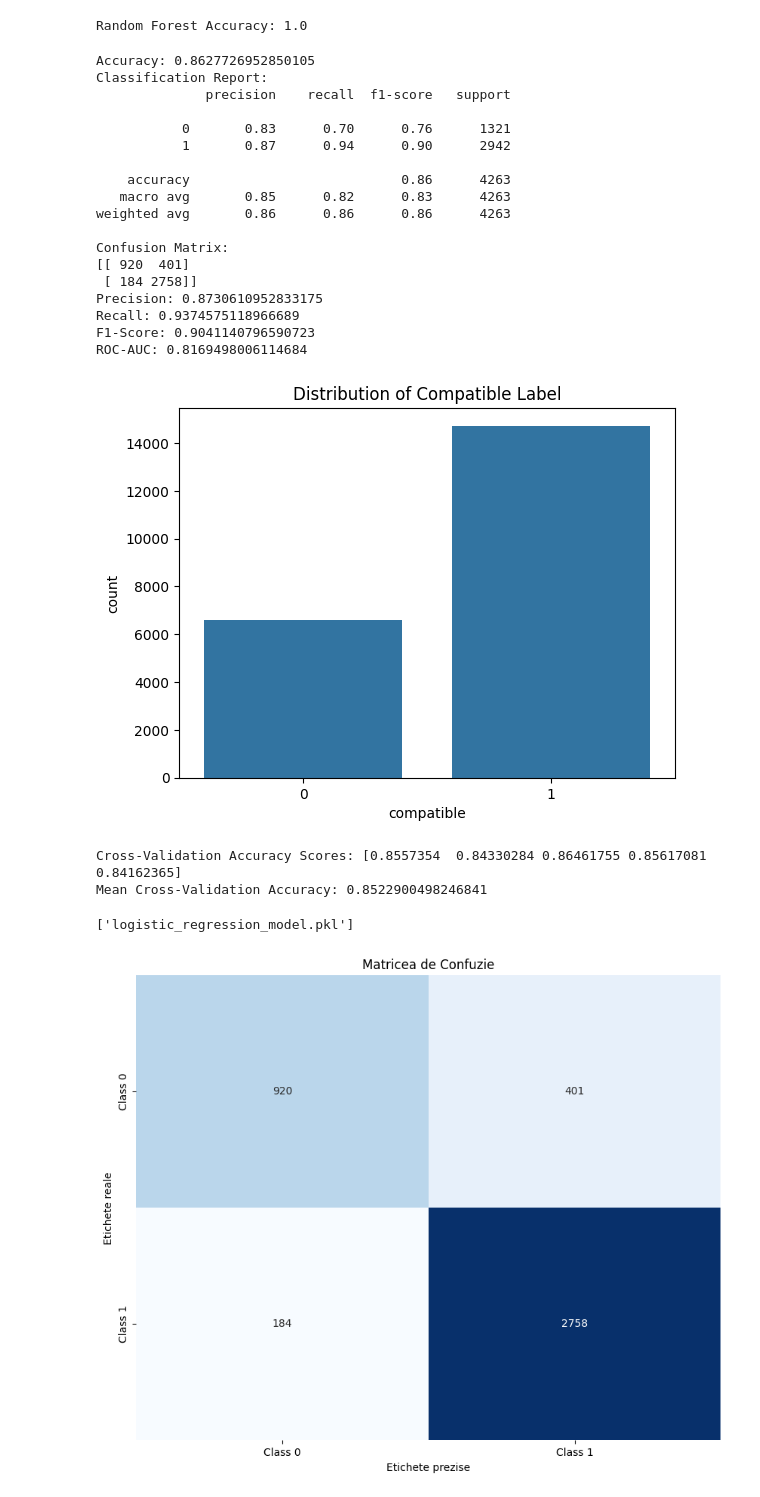
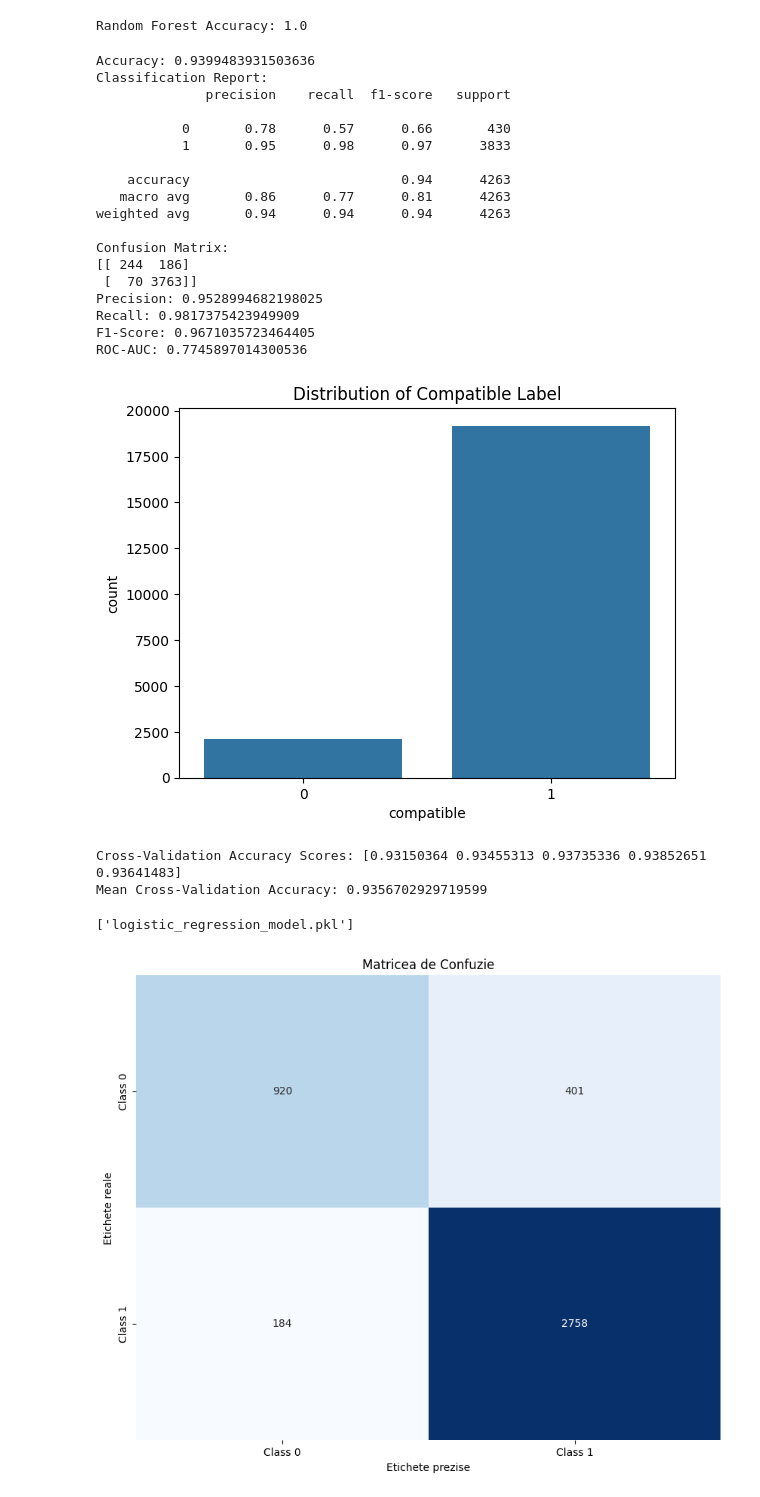
Before and after one commit to valentinvale/licentaAI, a Jupyter notebook: pet_recommandations.ipynb, the cells around one changed output. Cells and saved outputs as stored; diff of their text form; code cells hidden in the pictures.

Commit message:
reduces compatibility threshold

```diff
--- a/pet_recommandations.ipynb
+++ b/pet_recommandations.ipynb
@@ -412,7 +412,7 @@ def generate_labels(user, pet):
     if (user['living_environment'] == 0 and pet['noise_level'] in ['low', 'medium']) or (user['living_environment'] == 1 and pet['noise_level'] != 'high'):
         compatibility_score += 1
 
-    threshold = 3  # Adjust threshold based on the number of criteria considered
+    threshold = 2  # Adjust threshold based on the number of criteria considered
     return 1 if compatibility_score >= threshold else 0
 
 
@@ -460,48 +460,48 @@ print(classification_report(y_test, y_pred))
 print('Confusion Matrix:')
 print(confusion_matrix(y_test, y_pred))
 
 precision = precision_score(y_test, y_pred)
 recall = recall_score(y_test, y_pred)
 f1 = f1_score(y_test, y_pred)
 roc_auc = roc_auc_score(y_test, y_pred)
 
 print(f'Precision: {precision}')
 print(f'Recall: {recall}')
 print(f'F1-Score: {f1}')
 print(f'ROC-AUC: {roc_auc}')
 
 sns.countplot(x='compatible', data=combined_df)
 plt.title('Distribution of Compatible Label')
 plt.show()
 
 cv_scores = cross_val_score(model, X, y, cv=5, scoring='accuracy')
 print(f'Cross-Validation Accuracy Scores: {cv_scores}')
 print(f'Mean Cross-Validation Accuracy: {cv_scores.mean()}')
 
 # Save the model
 joblib.dump(model, 'logistic_regression_model.pkl')
 # %% [output]
-Accuracy: 0.8627726952850105
+Accuracy: 0.9399483931503636
 Classification Report:
               precision    recall  f1-score   support
 
-           0       0.83      0.70      0.76      1321
-           1       0.87      0.94      0.90      2942
+           0       0.78      0.57      0.66       430
+           1       0.95      0.98      0.97      3833
 
-    accuracy                           0.86      4263
-   macro avg       0.85      0.82      0.83      4263
-weighted avg       0.86      0.86      0.86      4263
+    accuracy                           0.94      4263
+   macro avg       0.86      0.77      0.81      4263
+weighted avg       0.94      0.94      0.94      4263
 
 Confusion Matrix:
-[[ 920  401]
- [ 184 2758]]
-Precision: 0.8730610952833175
-Recall: 0.9374575118966689
-F1-Score: 0.9041140796590723
-ROC-AUC: 0.8169498006114684
+[[ 244  186]
+ [  70 3763]]
+Precision: 0.9528994682198025
+Recall: 0.9817375423949909
+F1-Score: 0.9671035723464405
+ROC-AUC: 0.7745897014300536
-[figure, old version]
+[figure, new version]
-Cross-Validation Accuracy Scores: [0.8557354  0.84330284 0.86461755 0.85617081 0.84162365]
-Mean Cross-Validation Accuracy: 0.8522900498246841
+Cross-Validation Accuracy Scores: [0.93150364 0.93455313 0.93735336 0.93852651 0.93641483]
+Mean Cross-Validation Accuracy: 0.9356702929719599
 ['logistic_regression_model.pkl']
 # %%
 import numpy as np
```
